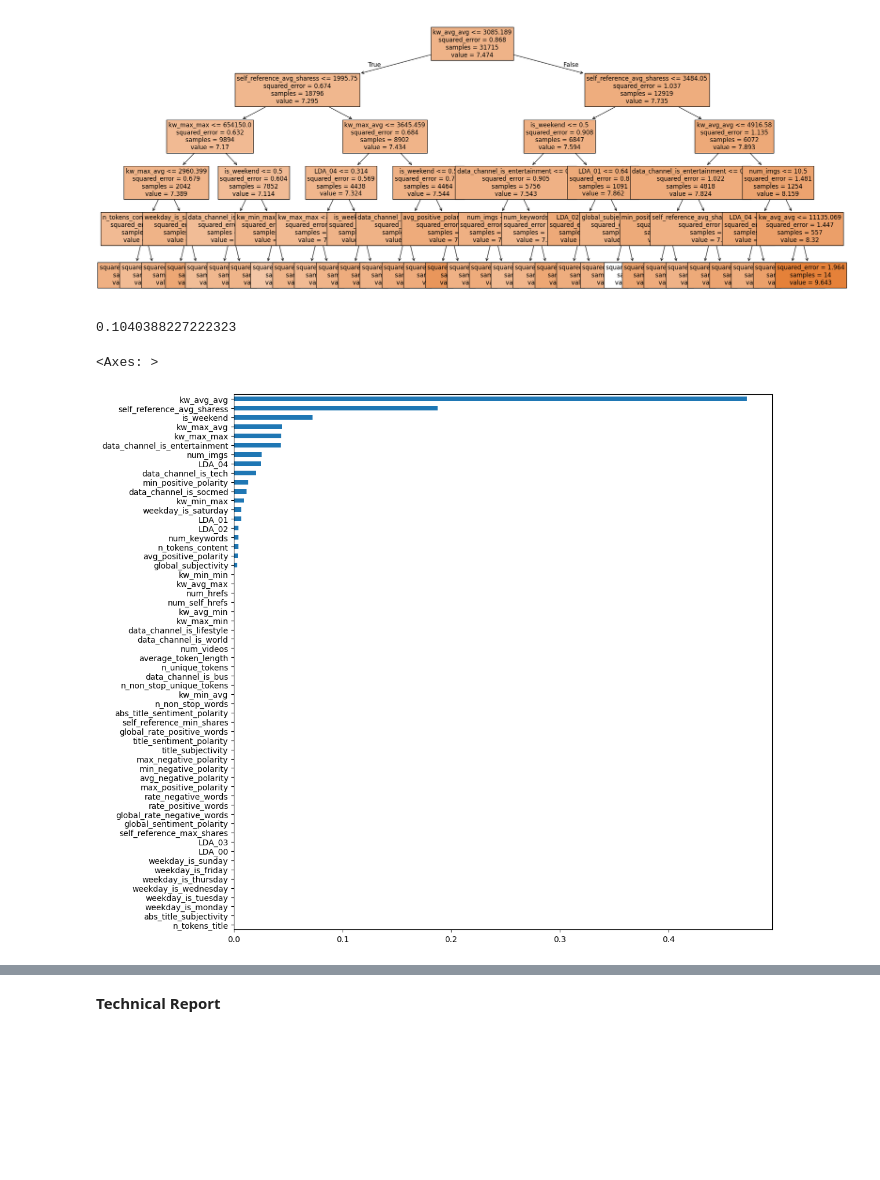
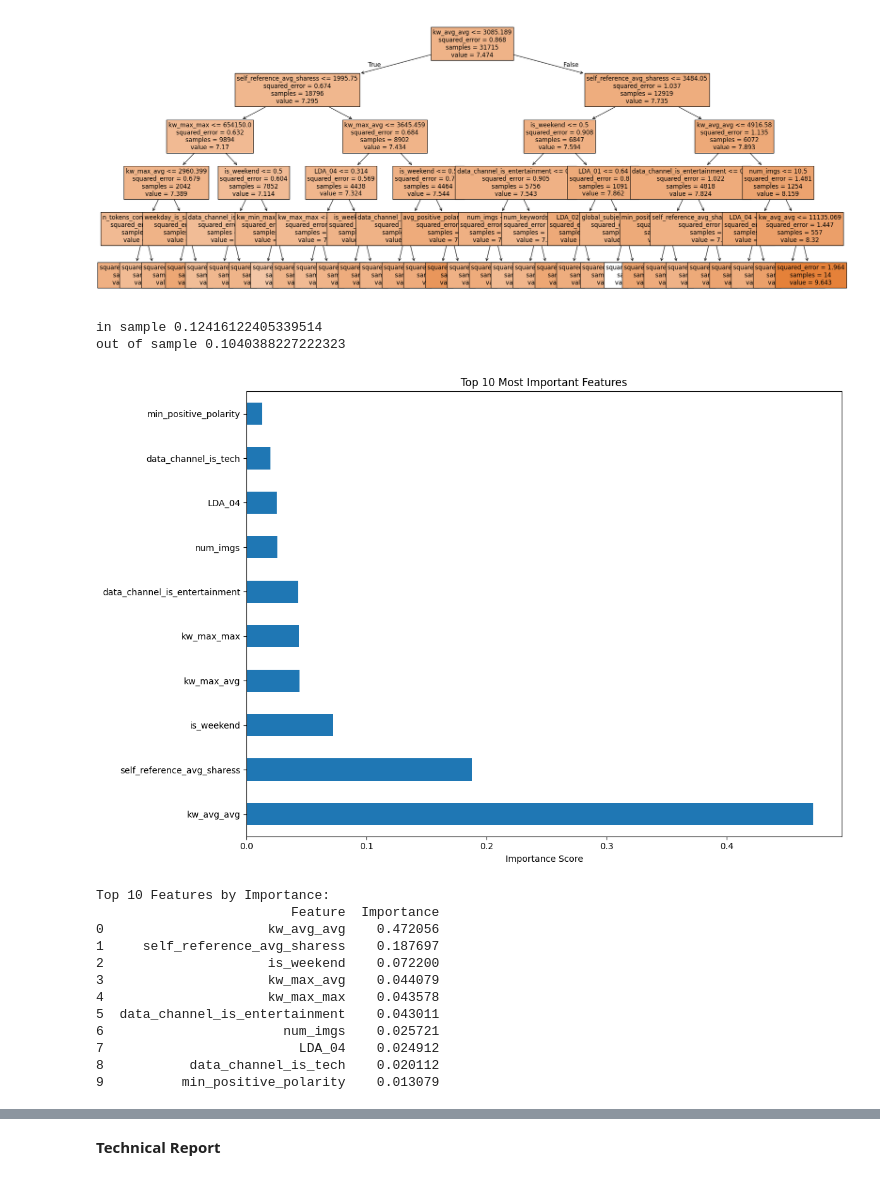
Before and after one commit to stat220/final-lab-super-awesome-stats-group-group-19, a Jupyter notebook: finalLab.ipynb, the cells around one changed output, grey strips where cells are left out. Cells and saved outputs as stored; diff of their text form; code cells hidden in the pictures; blank space fills up the shorter version.

```diff
--- a/finalLab.ipynb
+++ b/finalLab.ipynb
@@ -156,14 +170,11 @@ tree.plot_tree(mod_tree, feature_names=X.columns, filled = True,fontsize = 12)
 [figure]
 # %%
 #compare R squared
+in_preds = mod_tree.predict(X_train)
+in_sample = r2_score(y_train,in_preds)
+print("in sample", in_sample)
 preds = mod_tree.predict(X_test)
-r2_score(y_test,preds)
+print("out of sample", r2_score(y_test,preds))
 # %% [output]
-0.1040388227222323
+in sample 0.12416122405339514
+out of sample 0.1040388227222323
-# %%
-#feature importance for classifcation trees
-plt.figure(figsize=(12, 12))
-pd.Series(mod_tree.feature_importances_, index=X.columns).sort_values().plot(kind='barh')
-# %% [output]
-<Axes: >
-[figure, removed]
@@ -173,0 +181,40 @@ pd.Series(mod_tree.feature_importances_, index=X.columns).sort_values().plot(kin
+# %%
+# Create figure
+plt.figure(figsize=(12, 8))
+
+# Create and store feature importances Series first
+feature_importances = pd.Series(mod_tree.feature_importances_, index=X.columns)
+
+# Sort and get top 10 features
+top_10_features_tree = feature_importances.sort_values(ascending=False).head(10)
+
+# Create table
+feature_importance_table_tree = pd.DataFrame({
+    'Feature': top_10_features_tree.index,
+    'Importance': top_10_features_tree.values
+})
+
+# Plot
+top_10_features_tree.plot(kind='barh')
+plt.title('Top 10 Most Important Features')
+plt.xlabel('Importance Score')
+plt.tight_layout()
+plt.show()
+
+# Print table
+print("\nTop 10 Features by Importance:")
+print(feature_importance_table_tree)
+# %% [output]
+[figure, added]
+Top 10 Features by Importance:
+                         Feature  Importance
+0                     kw_avg_avg    0.472056
+1     self_reference_avg_sharess    0.187697
+2                     is_weekend    0.072200
+3                     kw_max_avg    0.044079
+4                     kw_max_max    0.043578
+5  data_channel_is_entertainment    0.043011
+6                       num_imgs    0.025721
+7                         LDA_04    0.024912
+8           data_channel_is_tech    0.020112
+9          min_positive_polarity    0.013079
```
Also changed, not shown: parts of 8 cells of this notebook.
